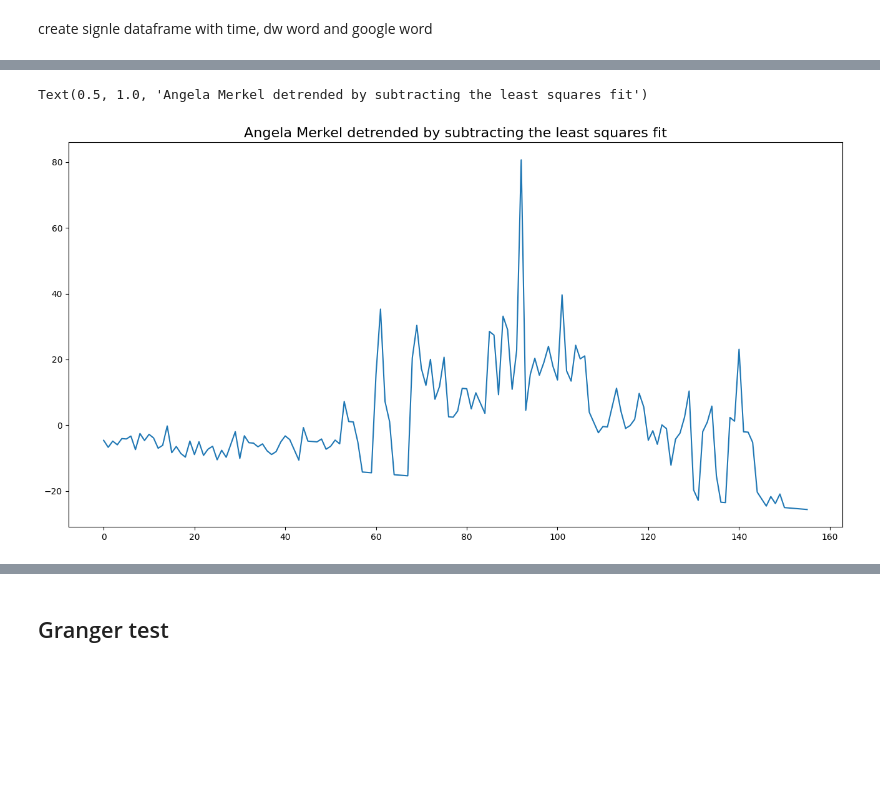
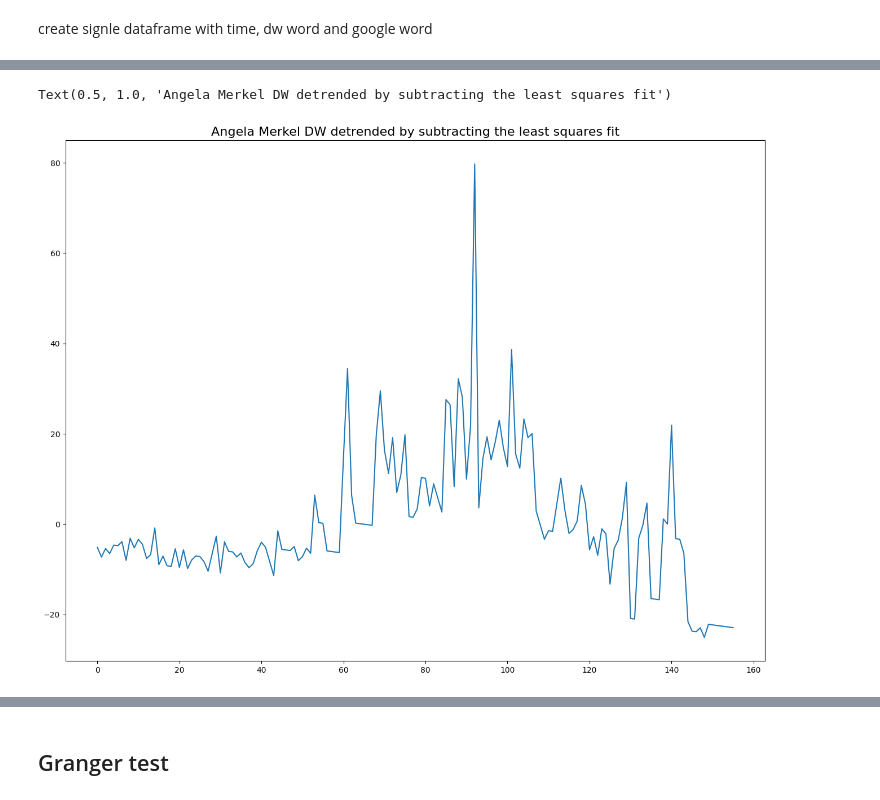
Before and after one commit to mariosakritas/NLP-methods-for-news-articles, a Jupyter notebook: notebooks/3-anya_time_series.ipynb, the cells around one changed output, grey strips where cells are left out. Cells and saved outputs as stored; diff of their text form; code cells hidden in the pictures; blank space fills up the shorter version.

```diff
--- a/notebooks/3-anya_time_series.ipynb
+++ b/notebooks/3-anya_time_series.ipynb
@@ -25,11 +26,11 @@ from collections import Counter
 # %%
-# # Opening JSON file
-# f = open('../data/raw/CMS_2010_to_June_2022_ENGLISH.json')
-# # returns JSON object as a dictionary
-# data = json.load(f)
-# df = pd.DataFrame.from_dict(data)
-# df = df.sort_values(by= 'lastModifiedDate')
-# df = df.reset_index()
+# Opening JSON file
+f = open('../data/raw/CMS_2010_to_June_2022_ENGLISH.json')
+# returns JSON object as a dictionary
+data = json.load(f)
+df = pd.DataFrame.from_dict(data)
+df = df.sort_values(by= 'lastModifiedDate')
+df = df.reset_index()
 # %%
 # datetimes = pd.to_datetime(df['lastModifiedDate'])
 # df['ts_lastModifiedDate']=datetimes
@@ -212,6 +190,6 @@ create signle dataframe with time, dw word and google word
 dw_df=pd.DataFrame({'yearmonth': df_yearmonth_counts['month_str'], 'dw_raw': dw_raw,'google_raw': google_raw})
 #min_id=dw_df['dw_raw'].min()
 dw_df #[dw_df['dw_raw']==0]
-dw_df['dw_raw']=dw_df['dw_raw'].replace(0, 0.001)
+dw_df['dw_raw']=dw_df['dw_raw'].replace(0, None)
 dw_df['dw_raw'].min()
 # %% [output]
@@ -268,9 +262,9 @@ Name: trend, Length: 156, dtype: float64
 # %%
 # Using scipy: Subtract the line of best fit
 from scipy import signal
-detrended = signal.detrend(dw_df['dw_raw'].values)
-plt.plot(detrended)
-plt.title('Angela Merkel detrended by subtracting the least squares fit', fontsize=16)
+detrended_dw = signal.detrend(dw_df['dw_raw'].values)
+plt.plot(detrended_dw)
+plt.title('Angela Merkel DW detrended by subtracting the least squares fit', fontsize=16)
 # %% [output]
-Text(0.5, 1.0, 'Angela Merkel detrended by subtracting the least squares fit')
+Text(0.5, 1.0, 'Angela Merkel DW detrended by subtracting the least squares fit')
-[figure, old version]
+[figure, new version]
```
Also changed, not shown: parts of 26 cells of this notebook.
